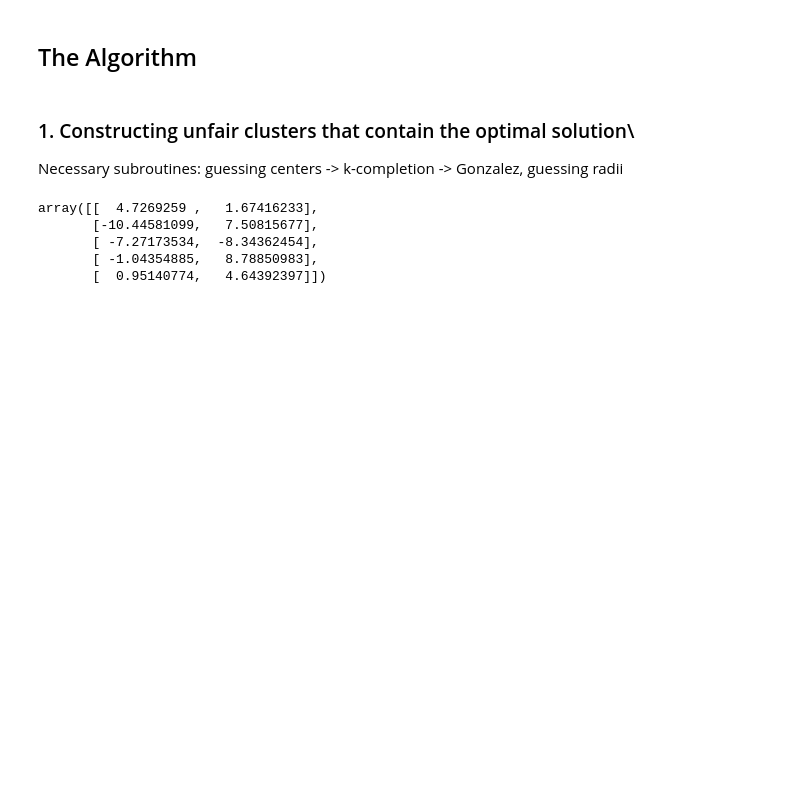
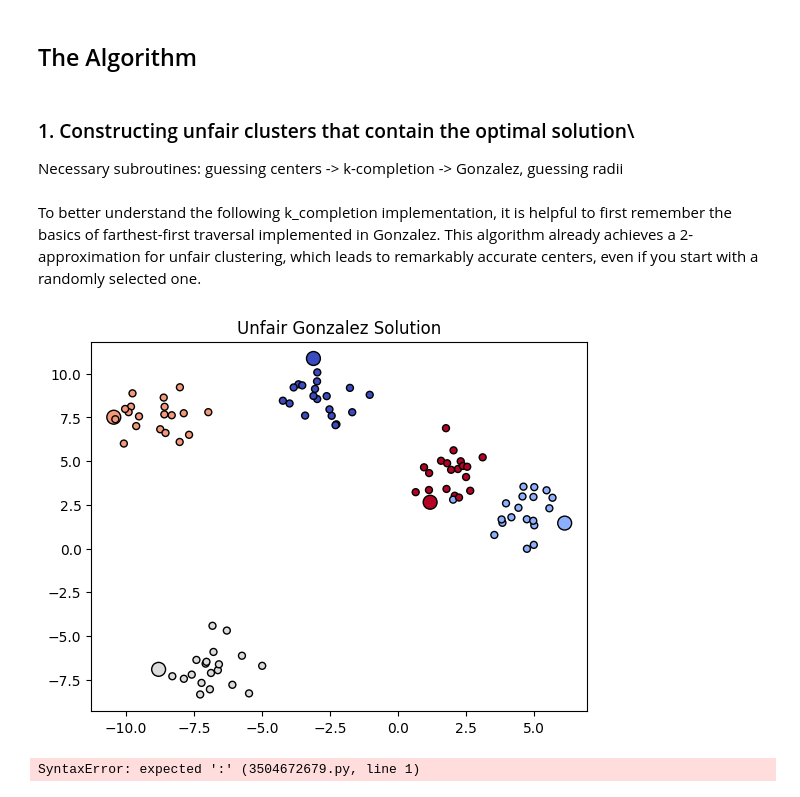
Before and after one commit to TheTree27/fair-kMSR, a Jupyter notebook: fkmsr.ipynb, the cells around one changed output. Drawn from its saved outputs; the diff is of its cells as text; code cells hidden in the pictures; blank space fills up the shorter version.

Commit message:
gonzalez visual

```diff
--- a/fkmsr.ipynb
+++ b/fkmsr.ipynb
@@ -45,6 +45,8 @@ Necessary subroutines: guessing centers -> k-completion -> Gonzalez, guessing ra
 # %%
 # distance function
 dist = DistanceMetric.get_metric('euclidean')
+# %% [markdown]
+To better understand the following k_completion implementation, it is helpful to first remember the basics of farthest-first traversal implemented in Gonzalez. This algorithm already achieves a 2-approximation for unfair clustering, which leads to remarkably accurate centers, even if you start with a randomly selected one.
 # %%
 def gonzalez(points, k):
     points = np.array(points)
@@ -57,20 +59,22 @@ def gonzalez(points, k):
     if(k==1):
         return centers
 
-    while(len(centers) < k):
+    while(len(centers) <= k):
         dists = np.min(dist.pairwise(points, np.array(centers)), axis=1) # the axis attribute stops it from returning the same center over and over again
 
-        # Select the point farthest from any current center
         farthest_idx = np.argmax(dists)
         centers.append(points[farthest_idx])
 
     return np.array(centers)
-
-# example run
-gonzalez(points, 5)
-# %% [output]
-array([[  4.7269259 ,   1.67416233],
-       [-10.44581099,   7.50815677],
-       [ -7.27173534,  -8.34362454],
-       [ -1.04354885,   8.78850983],
-       [  0.95140774,   4.64392397]])
+# %%
+# centers are enlarged
+plt.title("Unfair Gonzalez Solution")
+sizes = [100 if tuple(point) in map(tuple, gonzalez(points, 5)) else 25 for point in points]
+plt.scatter(points[:, 0], points[:, 1], marker='o', c=cluster_membership, s=sizes, edgecolor="k", cmap="coolwarm")
+plt.show()
+# %% [output]
+[figure, added]
+# %%
+def k_completion():
+# %% [output]
+SyntaxError: expected ':' (3504672679.py, line 1)
```
